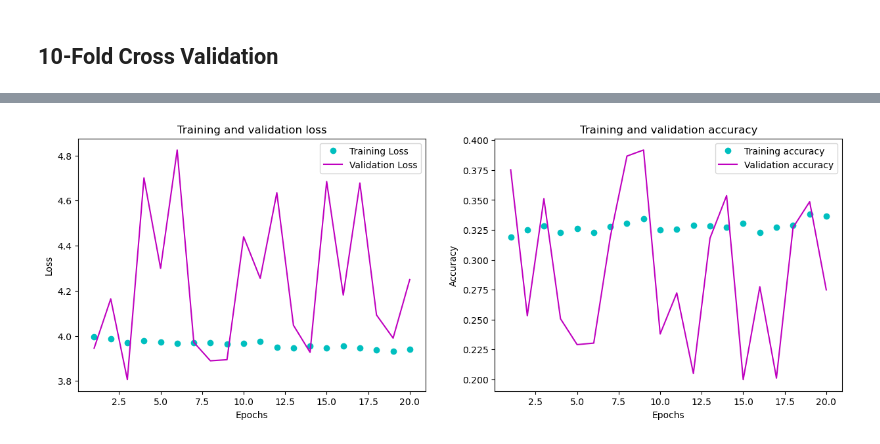
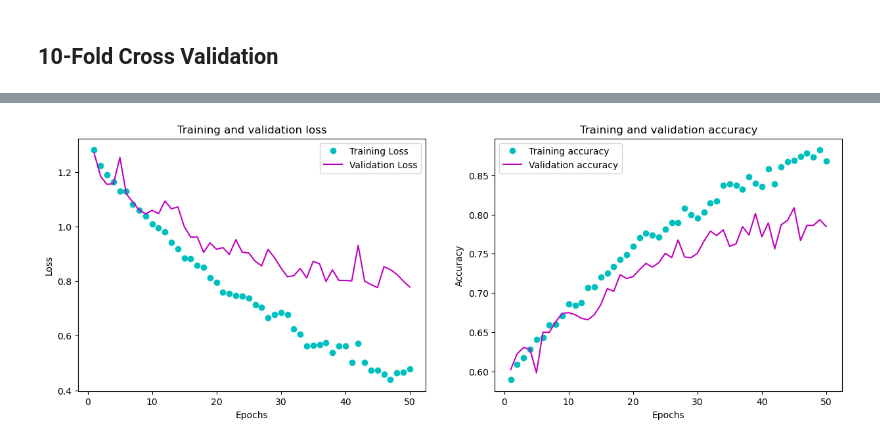
Before and after one commit to ToniCardosooo/ML2-Project, a Jupyter notebook: rnn.ipynb, the cells around one changed output, grey strips where cells are left out. Drawn from its saved outputs; the diff is of its cells as text; code cells hidden in the pictures.

```diff
--- a/rnn.ipynb
+++ b/rnn.ipynb
@@ -262,15 +257,15 @@ len(spec[0][1])
 # %% [markdown]
 #### Build Network topology
 # %%
-input_shape = (1025,173)    #(173, 40) # shape of X_train
+input_shape = (124,173)    #(173, 40) # shape of X_train
 
 model = keras.Sequential()
 
 # 2 LSTM layers
-model.add(layers.LSTM(40,  input_shape = input_shape, return_sequences = True, activation='tanh', kernel_initializer='random_normal'))
-model.add(layers.LSTM(40, return_sequences = True, activation='tanh'))
+model.add(layers.LSTM(128,  input_shape = input_shape, return_sequences = True, activation='tanh', kernel_initializer='random_normal'))
+model.add(layers.LSTM(128, return_sequences = True, activation='tanh'))
 
-model.add(layers.BatchNormalization())
+#model.add(layers.BatchNormalization())
 
 model.add(layers.TimeDistributed(layers.Dense(128, activation = 'tanh', kernel_regularizer = regularizers.l2(0.01))))
 model.add(layers.Dropout(0.2))
@@ -284,7 +279,7 @@ model.add(layers.TimeDistributed(layers.Dense(8, activation='tanh', kernel_regul
 model.add(layers.Dropout(0.2))
 
 
-model.add(layers.BatchNormalization())
+#model.add(layers.BatchNormalization())
 
 # Flatten layer
 model.add(layers.Flatten())
@@ -319,20 +314,4 @@ The **Adam** optimizer manages the learning rate for stochastic gradient descent
 optimizer1 = keras.optimizers.Adam(learning_rate = 0.001)
 optimizer2 = keras.optimizers.SGD(clipvalue = 0.8, learning_rate = 0.0001)
 
-model.compile(optimizer = optimizer2, loss = 'categorical_crossentropy', metrics=['accuracy'])
+model.compile(optimizer = optimizer1, loss = 'categorical_crossentropy', metrics=['accuracy'])
-# %%
-input_shape = (173, 40) # shape of X_train
-
-model = keras.Sequential()
-
-# 2 LSTM layers
-model.add(layers.LSTM(128,  input_shape = input_shape, return_sequences = True, activation = 'softmax'))
-model.add(layers.LSTM(64, activation = 'softmax'))
-
-model.add(layers.Dropout(0.25))
-
-# Output layer
-model.add(layers.Dense(10, activation = 'softmax'))
-
-
-model.summary()
@@ -364,7 +322,7 @@ features = spec
 
 metrics = {'accuracy':[], 'loss':[], 'confusion_matrix':[], 'history':[]}
 
-for fold in range(1):
+for fold in range(3,4):
     X_train, y_train = [], []
     X_test, y_test = [], []
 
@@ -384,7 +342,7 @@ for fold in range(1):
     X_test = np.array(X_test)
     y_test = np.array(y_test)
 
-    #X_train, X_val, y_train, y_val = train_test_split(X_train, y_train, test_size = 0.2, random_state = 123)
+    X_train, X_val, y_train, y_val = train_test_split(X_train, y_train, test_size = 0.2, random_state = 123)
 
     # Print sets shapes
     print(f"X_train Shape: {X_train.shape}")
@@ -392,7 +350,7 @@ for fold in range(1):
     #print(f"X_val Shape: {X_val.shape}")
 
     # Train model
-    rnn = model.fit(X_train, y_train, epochs = 20, batch_size = 64, shuffle=False, validation_split=0.1)
+    rnn = model.fit(X_train, y_train, epochs = 50, batch_size = 64, shuffle=False, validation_split = 0.2)
 
     y_pred = model.predict(X_test)
 
@@ -409,28 +383,28 @@ Error:
 # %%
 history_dict = rnn.history
 
 loss_values=history_dict['loss']
 acc_values=history_dict['accuracy']
 val_loss_values = history_dict['val_loss']
 val_acc_values=history_dict['val_accuracy']
 
-epochs=range(1,21)
+epochs=range(1,51)
 fig,(ax1,ax2)=plt.subplots(1,2,figsize=(15,5))
 ax1.plot(epochs,loss_values,'co',label='Training Loss')
 ax1.plot(epochs,val_loss_values,'m', label='Validation Loss')
 ax1.set_title('Training and validation loss')
 ax1.set_xlabel('Epochs')
 ax1.set_ylabel('Loss')
 ax1.legend()
 ax2.plot(epochs,acc_values,'co', label='Training accuracy')
 ax2.plot(epochs,val_acc_values,'m',label='Validation accuracy')
 ax2.set_title('Training and validation accuracy')
 ax2.set_xlabel('Epochs')
 ax2.set_ylabel('Accuracy')
 ax2.legend()
 plt.show()
 # %% [output]
-[figure, old version]
+[figure, new version]
 # %%
 print(metrics['accuracy'])
 print(metrics['loss'])
```
Also changed, not shown: parts of 9 cells of this notebook.
